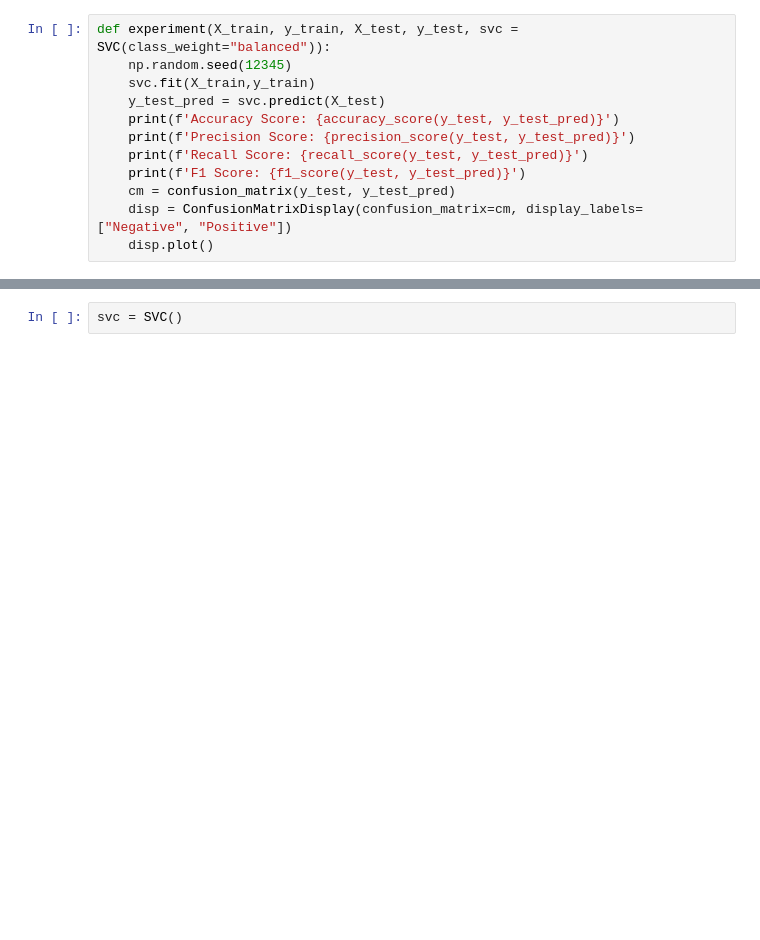
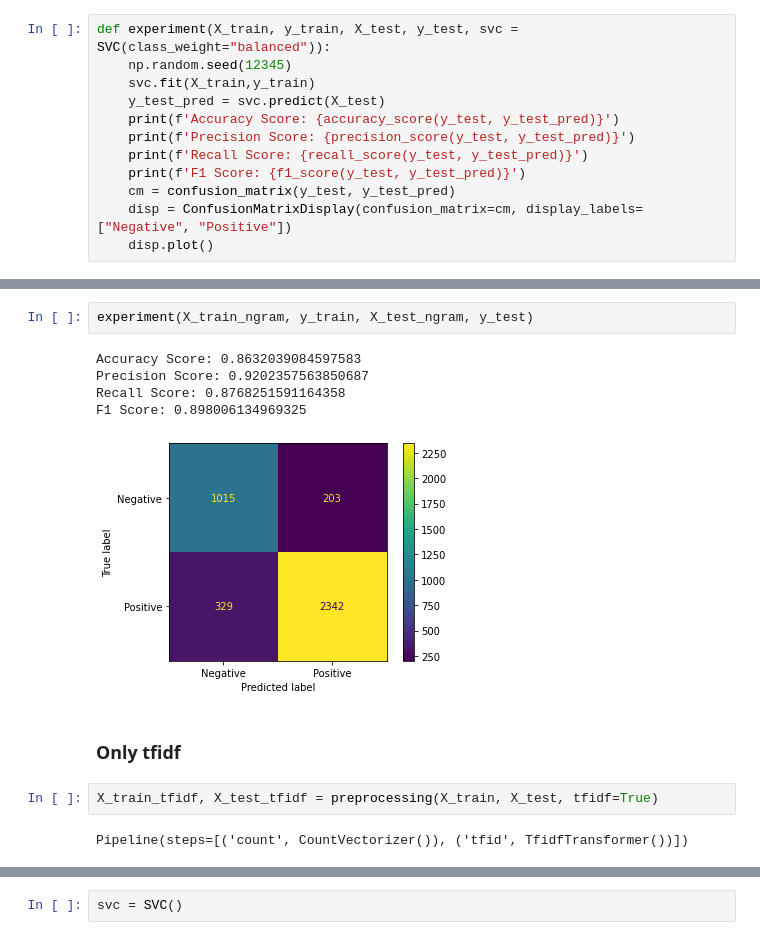
Before and after one commit to RandumbPurson/ratemyprof-sentiment, a Jupyter notebook: svm_model.ipynb, the cells around one changed output, grey strips where cells are left out. Cells and saved outputs as stored; diff of their text form; blank space fills up the shorter version.

```diff
--- a/svm_model.ipynb
+++ b/svm_model.ipynb
@@ -212,0 +271,14 @@ F1 Score: 0.9118287373004355
+# %%
+experiment(X_train_ngram, y_train, X_test_ngram, y_test)
+# %% [output]
+Accuracy Score: 0.8632039084597583
+Precision Score: 0.9202357563850687
+Recall Score: 0.8768251591164358
+F1 Score: 0.898006134969325
+[figure, added]
+# %% [markdown]
+### Only tfidf
+# %%
+X_train_tfidf, X_test_tfidf = preprocessing(X_train, X_test, tfidf=True)
+# %% [output]
+Pipeline(steps=[('count', CountVectorizer()), ('tfid', TfidfTransformer())])
```
Also changed, not shown: parts of 15 cells of this notebook.
